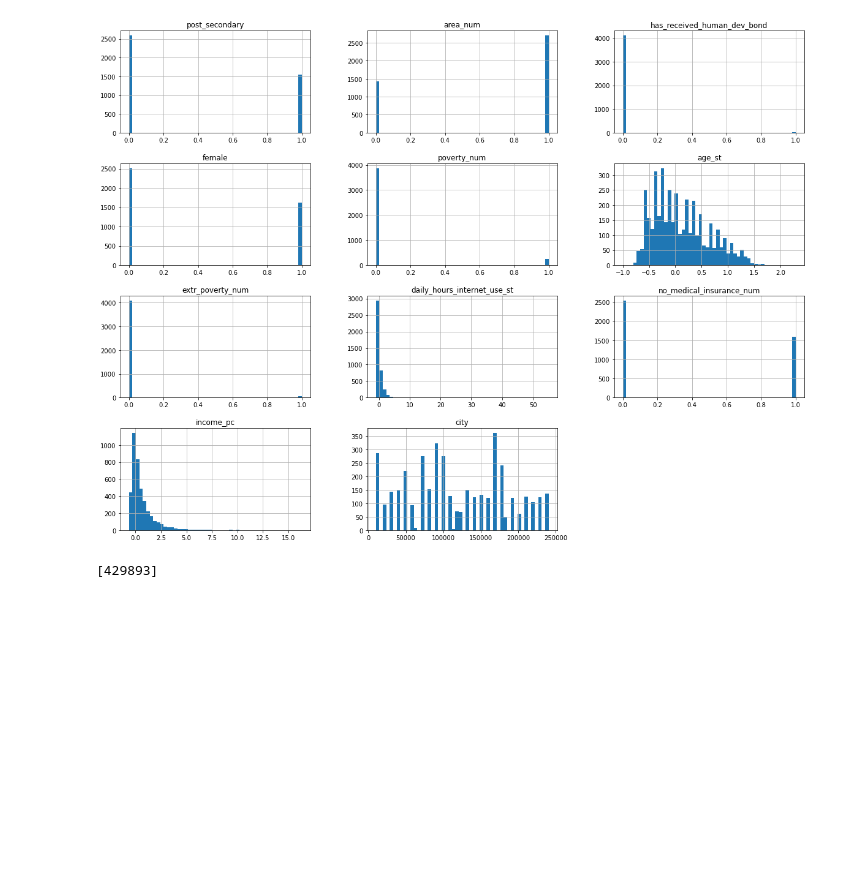
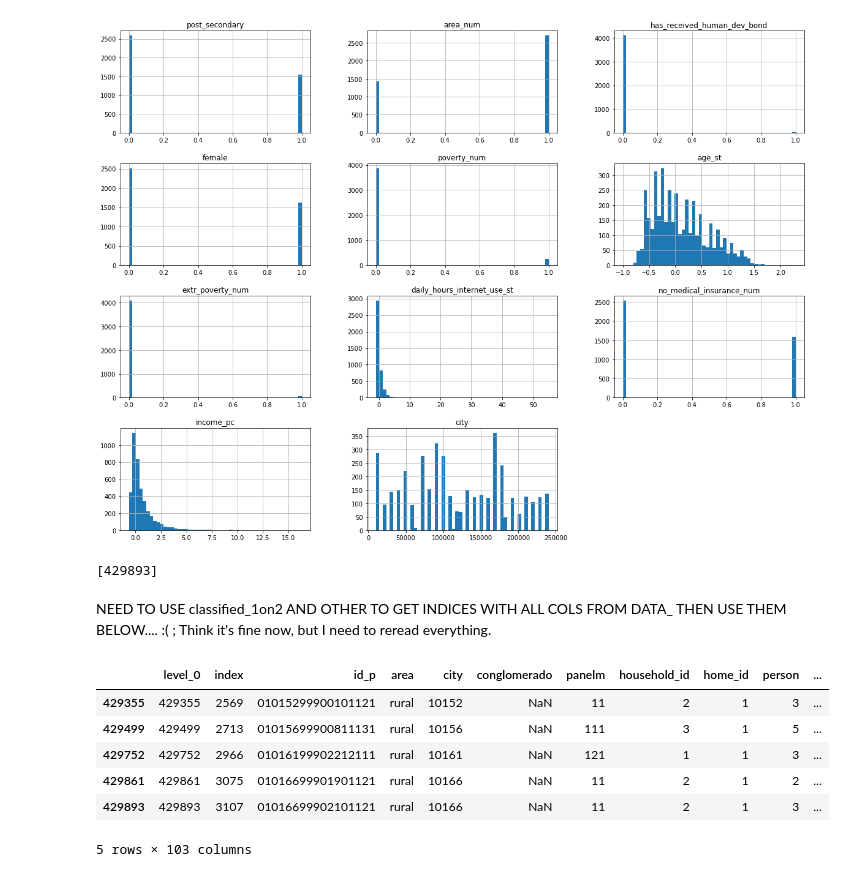
Before and after one commit to sipheleledanisa/comp-social-science, a Jupyter notebook: functioning script.ipynb, the cells around one changed output. Saved outputs shown, nothing was run; the diff lists cells and outputs as text; code cells hidden in the pictures; blank space fills up the shorter version.

```diff
--- a/functioning script.ipynb
+++ b/functioning script.ipynb
@@ -593,3 +593,17 @@ for idx in range(len(list(set_that_mod_soc_improves))):
 overlap
 # %% [output]
 [429893]
+# %% [markdown]
+NEED TO USE classified_1on2  AND OTHER TO GET INDICES WITH ALL COLS FROM DATA_ THEN USE THEM BELOW.... :( ; Think it's fine now, but I need to reread everything.
+# %%
+
+data_filtered = data_.loc[ list(set_that_mod_econ_improves.index)]
+data_filtered.head()
+# %% [output]
+|  | level_0 | index | id_p | area | city | conglomerado | panelm | household_id | home_id | person | ... |
+| 429355 | 429355 | 2569 | 01015299900101121 | rural | 10152 | NaN | 11 | 2 | 1 | 3 | ... |
+| 429499 | 429499 | 2713 | 01015699900811131 | rural | 10156 | NaN | 111 | 3 | 1 | 5 | ... |
+| 429752 | 429752 | 2966 | 01016199902212111 | rural | 10161 | NaN | 121 | 1 | 1 | 3 | ... |
+| 429861 | 429861 | 3075 | 01016699901901121 | rural | 10166 | NaN | 11 | 2 | 1 | 2 | ... |
+| 429893 | 429893 | 3107 | 01016699902101121 | rural | 10166 | NaN | 11 | 2 | 1 | 3 | ... |
+5 rows × 103 columns
```
Also changed, not shown: parts of 4 cells of this notebook.
